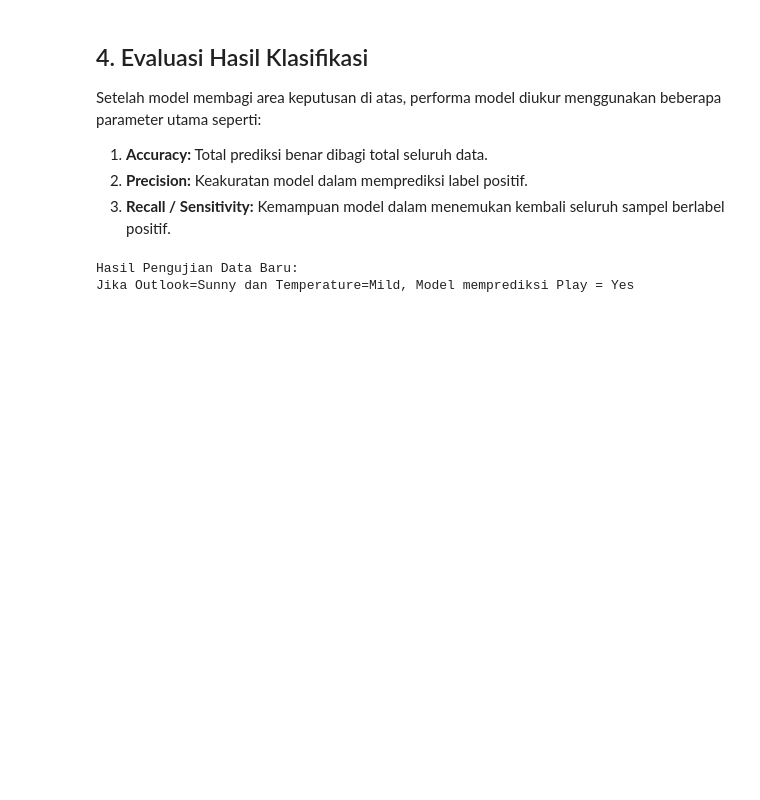
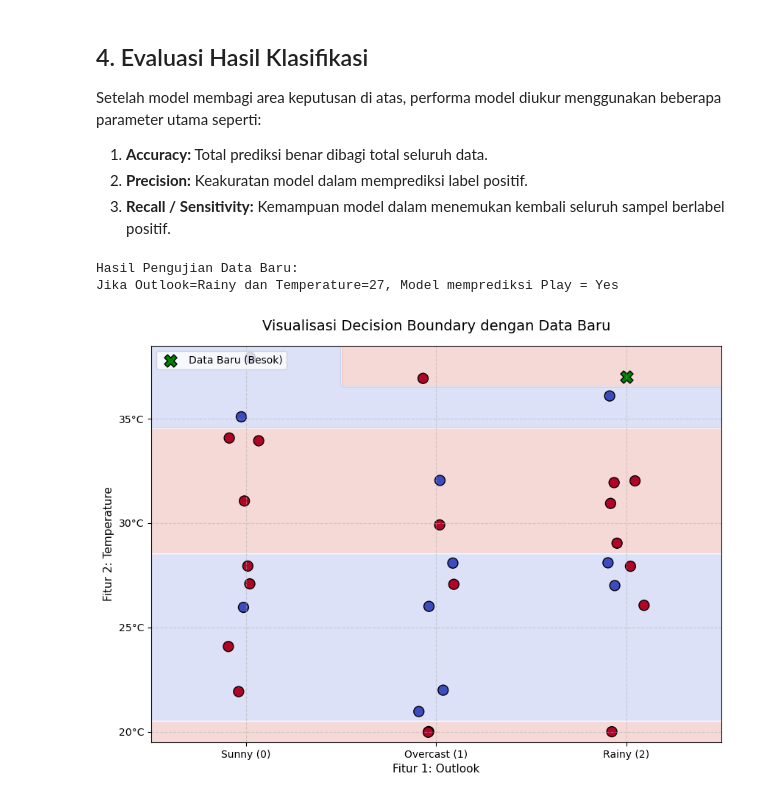
Before and after one commit to HasyaFerdiansyahNR20/2026_class, a Jupyter notebook: data-mining/course2-classification.ipynb, the cells around one changed output. Drawn from its saved outputs; the diff is of its cells as text; code cells hidden in the pictures; blank space fills up the shorter version.

```diff
--- a/data-mining/course2-classification.ipynb
+++ b/data-mining/course2-classification.ipynb
@@ -132,8 +156,9 @@ Setelah model membagi area keputusan di atas, performa model diukur menggunakan
 # --- CARA 1: MENGUJI DENGAN DATA BARU ---
 
 # Misal kita punya data cuaca baru untuk besok:
-# Cuaca: Cerah/Sunny (0), Suhu: H1ot (2)
-data_besok = [[0, 1]]
+# Cuaca: Cerah/Sunny (0), Suhu: celcius
+data_besok = [["Rainy", 37]]  # Outlook=Rainy (1), Temperature=27°C
+data_besok[0][0] = outlook_map[data_besok[0][0]]  # Ubah Outlook ke angka
 
 # Meminta model melakukan prediksi
 prediksi_besok = clf.predict(data_besok)
@@ -142,7 +167,23 @@ prediksi_besok = clf.predict(data_besok)
 hasil_teks = 'Yes' if prediksi_besok[0] == 1 else 'No'
 
 print(f"Hasil Pengujian Data Baru:")
-print(f"Jika Outlook=Sunny dan Temperature=Mild, Model memprediksi Play = {hasil_teks}")
+print(f"Jika Outlook=Rainy dan Temperature=27, Model memprediksi Play = {hasil_teks}")
 # %% [output]
 Hasil Pengujian Data Baru:
-Jika Outlook=Sunny dan Temperature=Mild, Model memprediksi Play = Yes
+Jika Outlook=Rainy dan Temperature=27, Model memprediksi Play = Yes
+# %%
+# tambahkan data baru ke dalam visualisasi untuk melihat di mana posisinya
+plt.figure(figsize=(10, 7))
+plt.contourf(xx, yy, Z, alpha=0.2, cmap=plt.cm.coolwarm)
+plt.scatter(X_jitter[:, 0], X_jitter[:, 1], c=y, edgecolors='k', cmap=plt.cm.coolwarm, s=100)
+plt.scatter(data_besok[0][0], data_besok[0][1], c='green', edgecolors='k', s=150, marker='X', label='Data Baru (Besok)')
+plt.title("Visualisasi Decision Boundary dengan Data Baru", fontsize=14, pad=15)
+plt.xticks(ticks=[0, 1, 2], labels=['Sunny (0)', 'Overcast (1)', 'Rainy (2)'])
+plt.yticks(ticks=[20, 25, 30, 35], labels=['20°C', '25°C', '30°C', '35°C'])
+plt.xlabel("Fitur 1: Outlook", fontsize=11)
+plt.ylabel("Fitur 2: Temperature", fontsize=11)
+plt.grid(True, linestyle='--', alpha=0.5)
+plt.legend(loc="upper left")
+plt.show()
+# %% [output]
+[figure, added]
```
Also changed, not shown: parts of 3 cells of this notebook.
